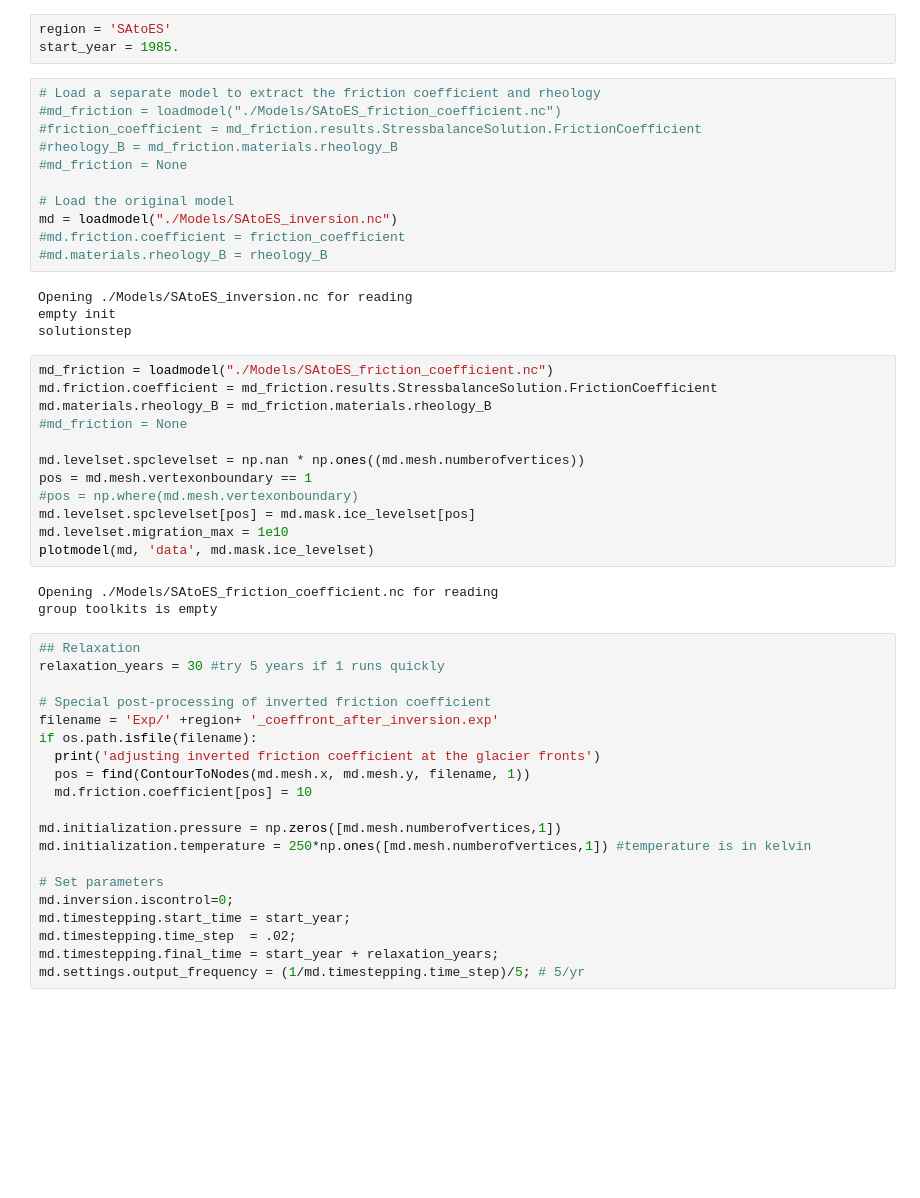
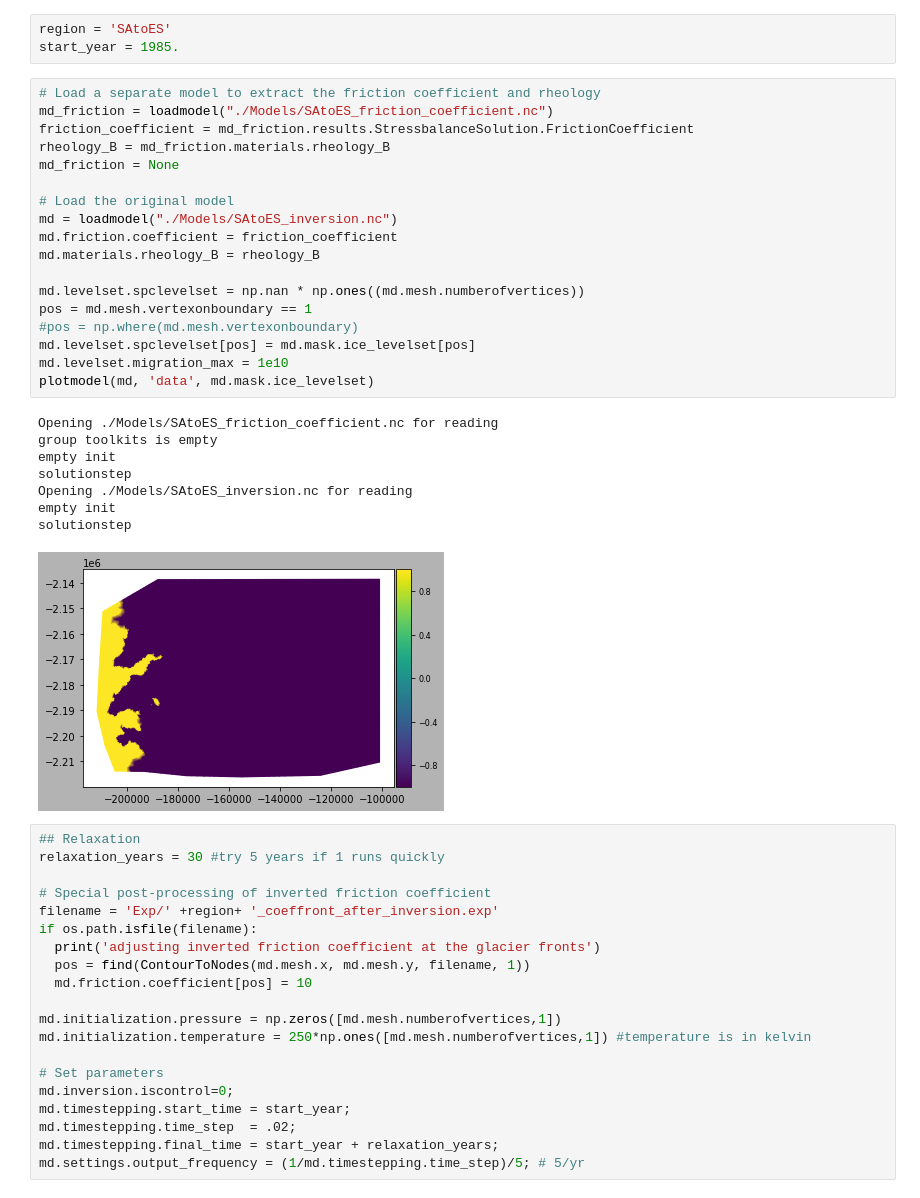
Before and after one commit to dfelikson/GrIS_Outlet_Glacier_Seasonal_dhdt, a Jupyter notebook: relaxation.ipynb, the cells around one changed output. Saved outputs shown, nothing was run; the diff lists cells and outputs as text; blank space fills up the shorter version.

Commit message:
Added code to switch data types before saving at the end of the inversion notebook; reverted relaxation notebook to previous version

```diff
--- a/relaxation.ipynb
+++ b/relaxation.ipynb
@@ -33,36 +33,33 @@ from InterpFromMeshToMesh2d import InterpFromMeshToMesh2d
 # %%
 region = 'SAtoES'
 start_year = 1985.
-# %%
-# Load a separate model to extract the friction coefficient and rheology
-#md_friction = loadmodel("./Models/SAtoES_friction_coefficient.nc")
-#friction_coefficient = md_friction.results.StressbalanceSolution.FrictionCoefficient
-#rheology_B = md_friction.materials.rheology_B
-#md_friction = None
-
-# Load the original model
-md = loadmodel("./Models/SAtoES_inversion.nc")
-#md.friction.coefficient = friction_coefficient
-#md.materials.rheology_B = rheology_B
-# %% [output]
-Opening ./Models/SAtoES_inversion.nc for reading
-empty init
-solutionstep
-# %%
-md_friction = loadmodel("./Models/SAtoES_friction_coefficient.nc")
-md.friction.coefficient = md_friction.results.StressbalanceSolution.FrictionCoefficient
-md.materials.rheology_B = md_friction.materials.rheology_B
-#md_friction = None
-
-md.levelset.spclevelset = np.nan * np.ones((md.mesh.numberofvertices))
-pos = md.mesh.vertexonboundary == 1
-#pos = np.where(md.mesh.vertexonboundary)
-md.levelset.spclevelset[pos] = md.mask.ice_levelset[pos]
-md.levelset.migration_max = 1e10
-plotmodel(md, 'data', md.mask.ice_levelset)
-# %% [output]
-Opening ./Models/SAtoES_friction_coefficient.nc for reading
-group toolkits is empty
+# %%
+# Load a separate model to extract the friction coefficient and rheology
+md_friction = loadmodel("./Models/SAtoES_friction_coefficient.nc")
+friction_coefficient = md_friction.results.StressbalanceSolution.FrictionCoefficient
+rheology_B = md_friction.materials.rheology_B
+md_friction = None
+
+# Load the original model
+md = loadmodel("./Models/SAtoES_inversion.nc")
+md.friction.coefficient = friction_coefficient
+md.materials.rheology_B = rheology_B
+
+md.levelset.spclevelset = np.nan * np.ones((md.mesh.numberofvertices))
+pos = md.mesh.vertexonboundary == 1
+#pos = np.where(md.mesh.vertexonboundary)
+md.levelset.spclevelset[pos] = md.mask.ice_levelset[pos]
+md.levelset.migration_max = 1e10
+plotmodel(md, 'data', md.mask.ice_levelset)
+# %% [output]
+Opening ./Models/SAtoES_friction_coefficient.nc for reading
+group toolkits is empty
+empty init
+solutionstep
+Opening ./Models/SAtoES_inversion.nc for reading
+empty init
+solutionstep
+[figure, added]
 # %%
 ## Relaxation
 relaxation_years = 30 #try 5 years if 1 runs quickly
```
Also changed, not shown: 2 other files.
